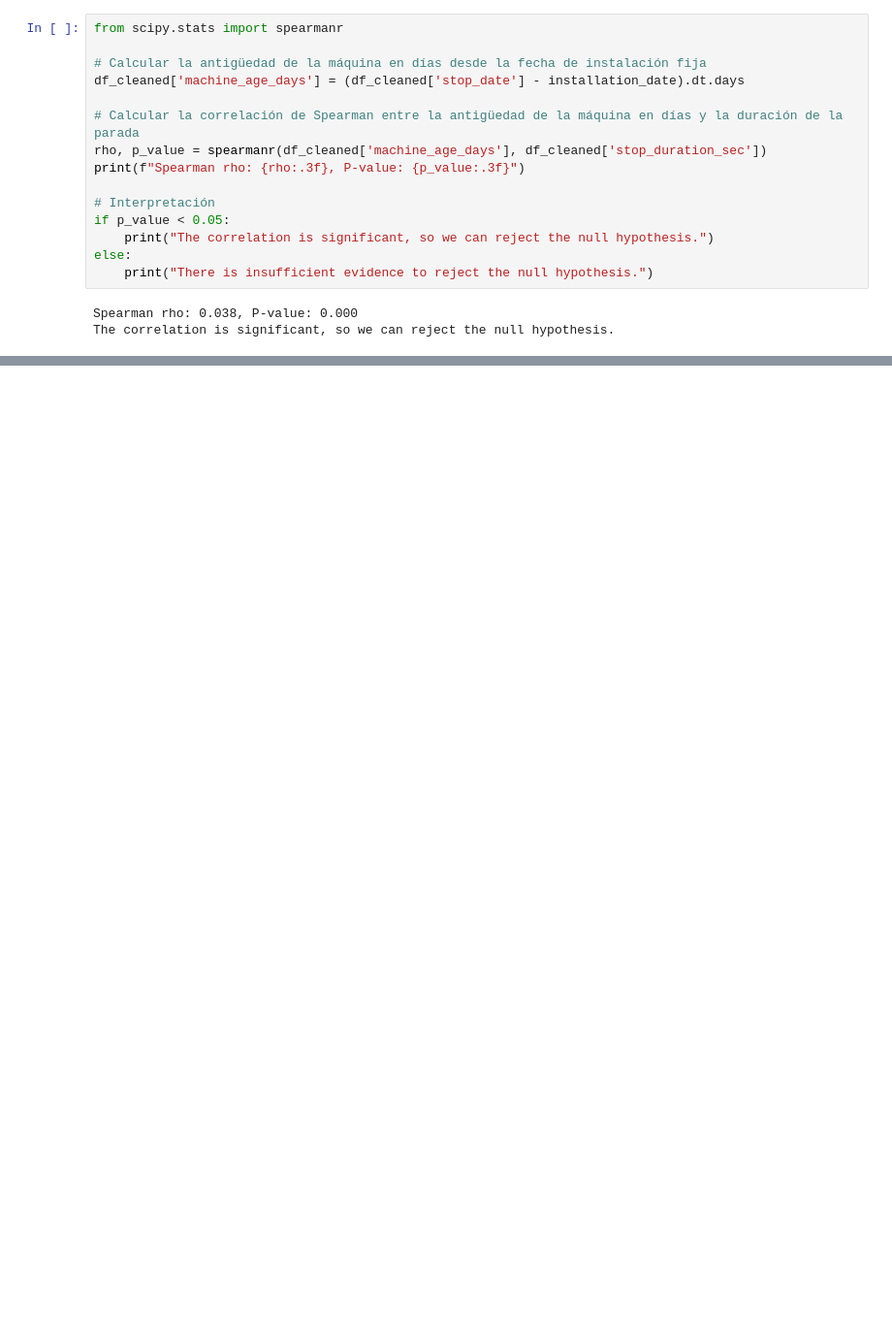
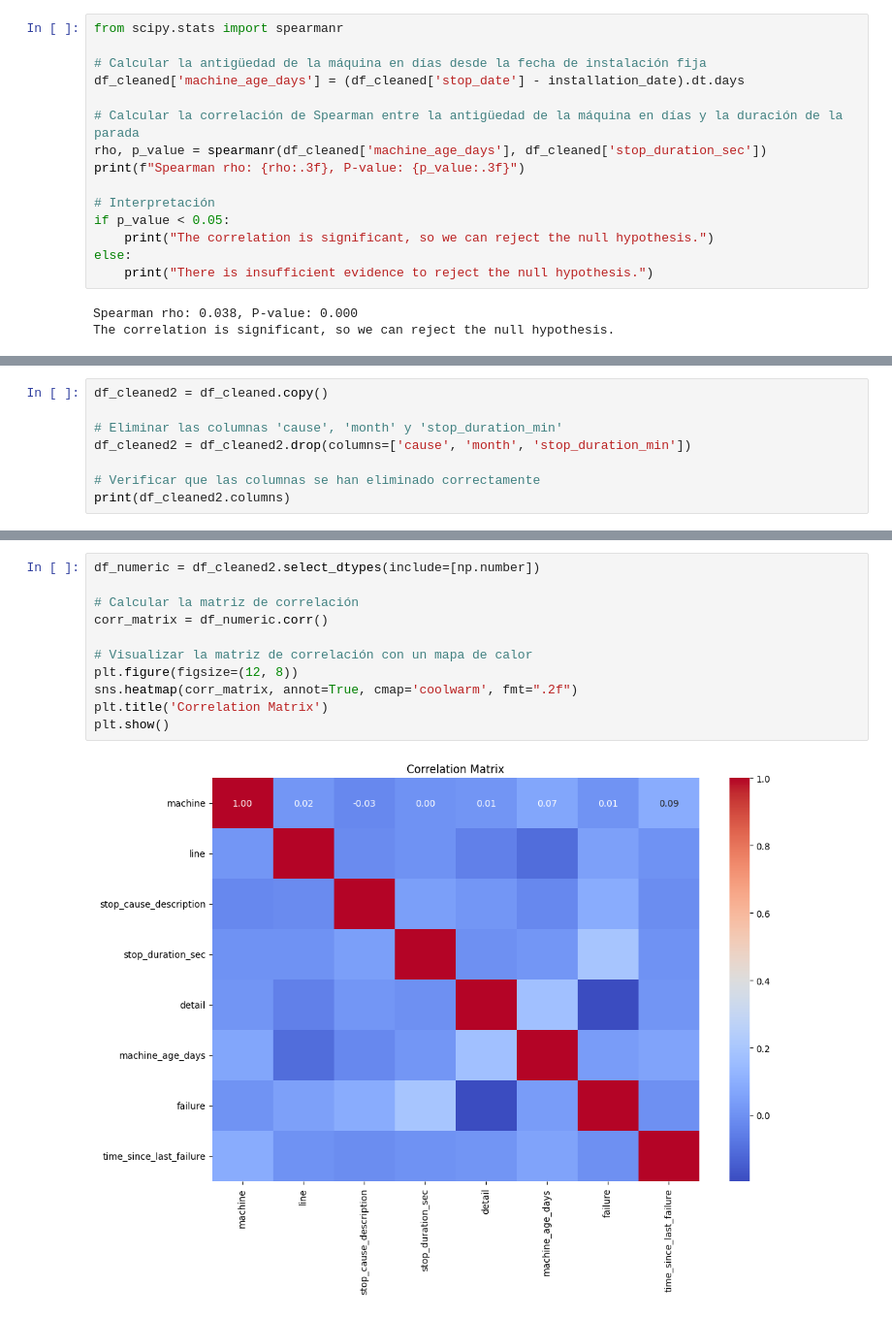
Before and after one commit to 2023206/Capstone_DA, a Jupyter notebook: Version2.ipynb, the cells around one changed output, grey strips where cells are left out. Shown at 97% size. Drawn from its saved outputs; the diff is of its cells as text; blank space fills up the shorter version.

```diff
--- a/Version2.ipynb
+++ b/Version2.ipynb
@@ -699,0 +589,8 @@ KeyError: "['predicted_time_to_failure'] not found in axis"
+# %%
+df_cleaned2 = df_cleaned.copy()
+
+# Eliminar las columnas 'cause', 'month' y 'stop_duration_min'
+df_cleaned2 = df_cleaned2.drop(columns=['cause', 'month', 'stop_duration_min'])
+
+# Verificar que las columnas se han eliminado correctamente
+print(df_cleaned2.columns)
@@ -699,0 +677,13 @@ KeyError: "['predicted_time_to_failure'] not found in axis"
+# %%
+df_numeric = df_cleaned2.select_dtypes(include=[np.number])
+
+# Calcular la matriz de correlación
+corr_matrix = df_numeric.corr()
+
+# Visualizar la matriz de correlación con un mapa de calor
+plt.figure(figsize=(12, 8))
+sns.heatmap(corr_matrix, annot=True, cmap='coolwarm', fmt=".2f")
+plt.title('Correlation Matrix')
+plt.show()
+# %% [output]
+[figure, added]
```
Also changed, not shown: parts of 17 cells of this notebook.
